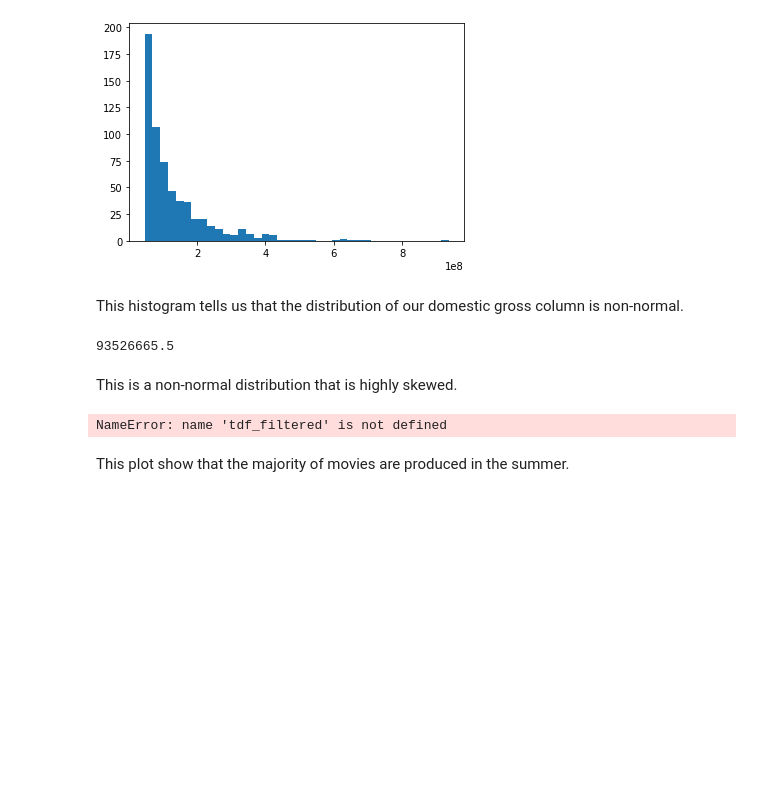
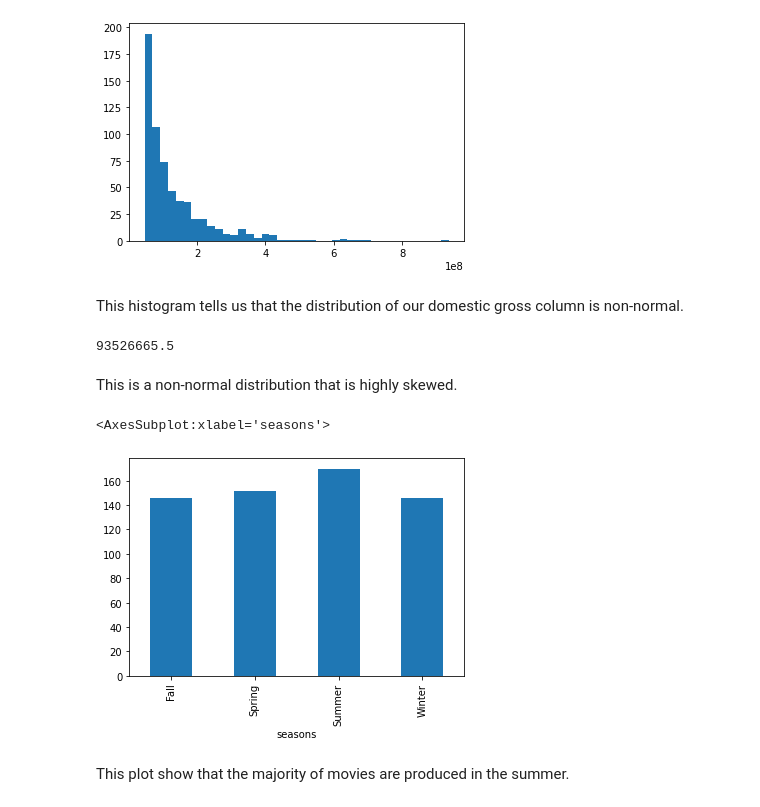
Before and after one commit to harte3/Flatiron-Capstone-Group-2, a Jupyter notebook: Final Notebook.ipynb, the cells around one changed output. Saved outputs shown, nothing was run; the diff lists cells and outputs as text; code cells hidden in the pictures; blank space fills up the shorter version.

```diff
--- a/Final Notebook.ipynb
+++ b/Final Notebook.ipynb
@@ -557,9 +557,10 @@ This is a non-normal distribution that is highly skewed.
 # %%
 # plotting count of movies by season
 
-tdf_filtered.groupby('seasons')['primary_title'].count().plot(kind='bar')
+df_filtered.groupby('seasons')['primary_title'].count().plot(kind='bar')
 # %% [output]
-NameError: name 'tdf_filtered' is not defined
+<AxesSubplot:xlabel='seasons'>
+[figure, added]
 # %% [markdown]
 This plot show that the majority of movies are produced in the summer.
 # %%
```
Also changed, not shown: parts of 22 cells of this notebook.
